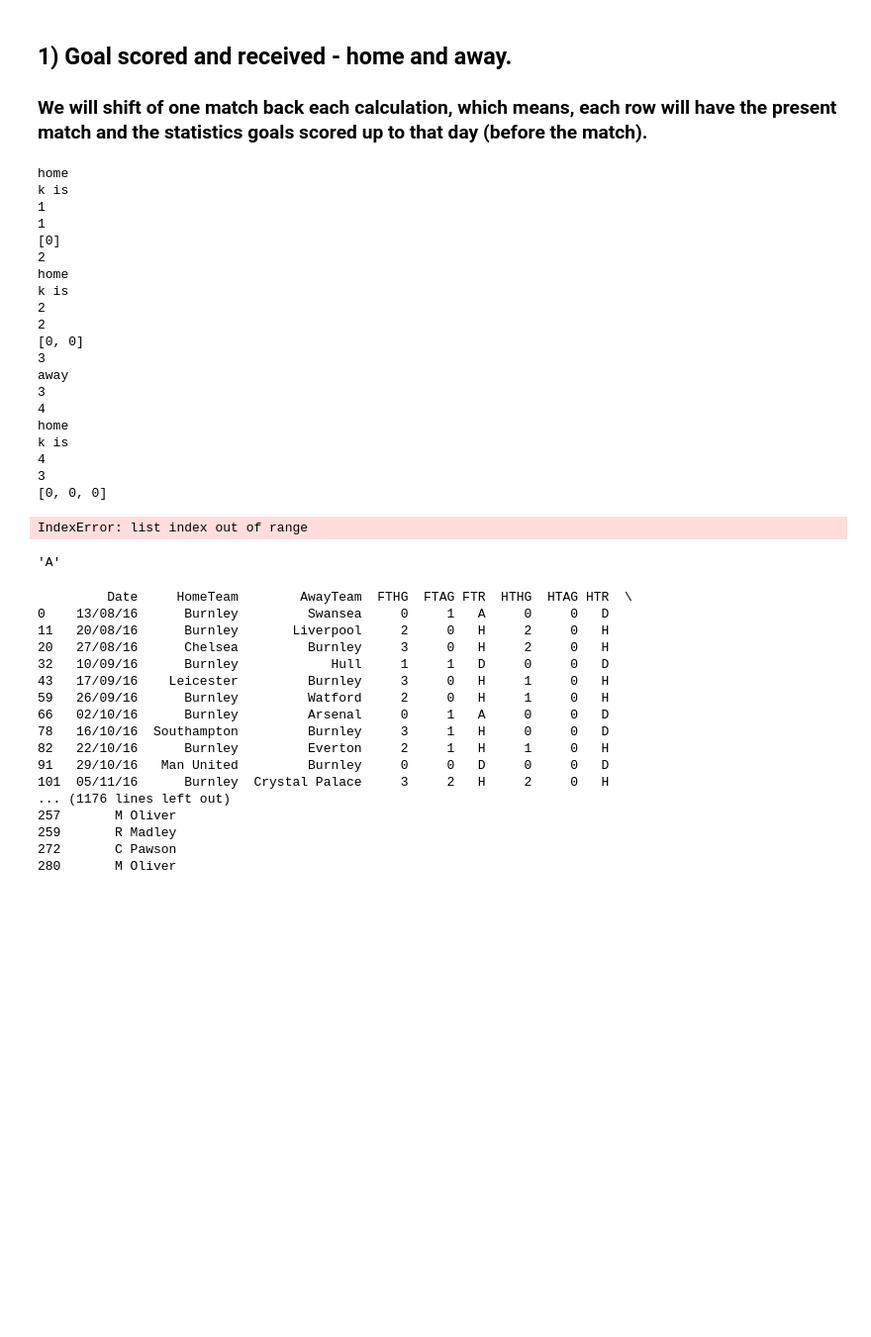
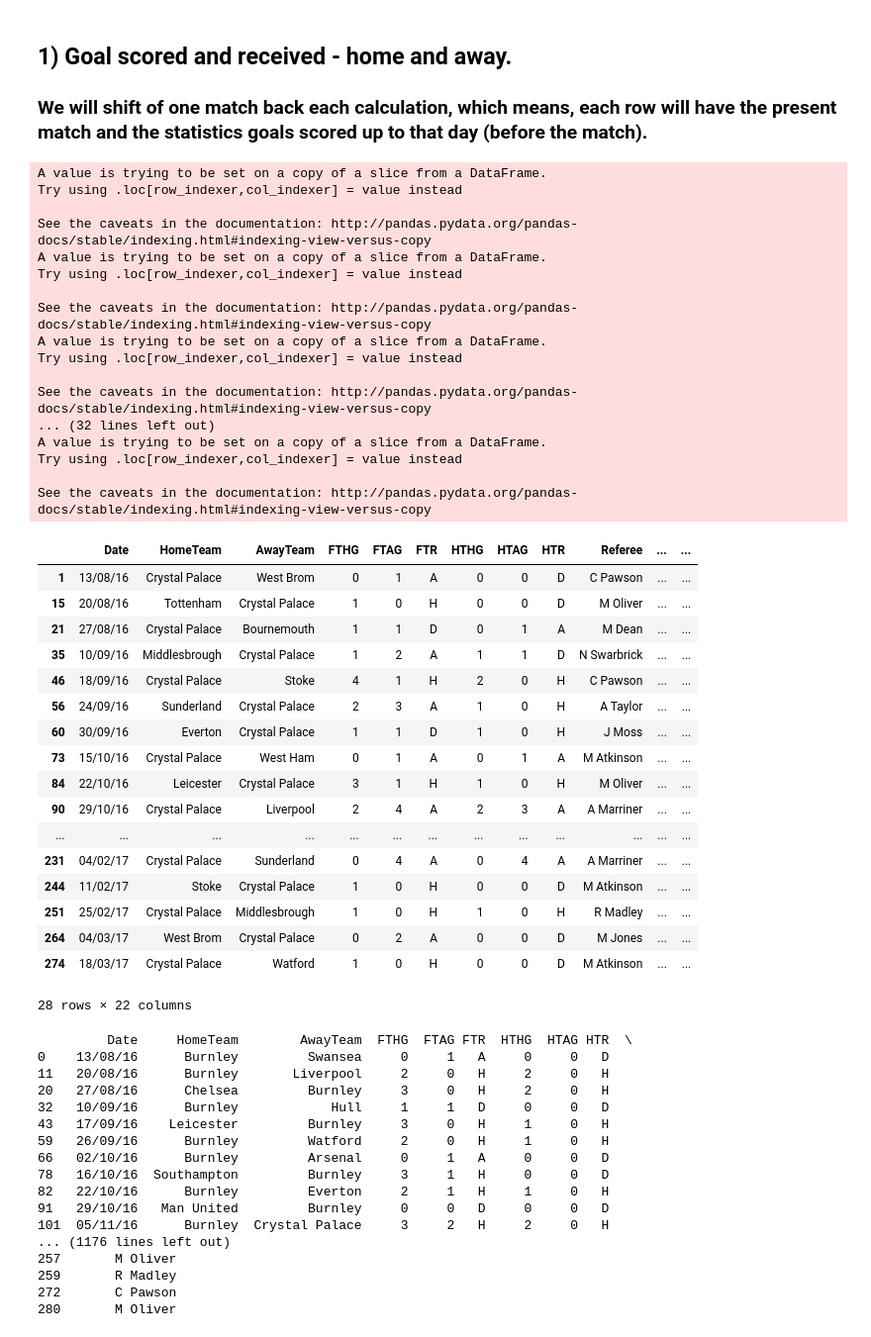
Before and after one commit to hh1713/football_machine, a Jupyter notebook: notebooks/Untitled.ipynb, the cells around one changed output. Shown at 99% size. Cells and saved outputs as stored; diff of their text form; code cells hidden in the pictures; blank space fills up the shorter version.

```diff
--- a/notebooks/Untitled.ipynb
+++ b/notebooks/Untitled.ipynb
@@ -98,7 +98,7 @@ def calculate_for_team_i(ALL_TEAM,team_lists,team_index):
         #HOME
         if ALL_TEAM[team_index].df['HomeTeam'][i]==team_lists[team_index]:
 
-            print('home')
+
             #goal scored and received
             Goal_scored_home.append(ALL_TEAM[team_index].df['FTHG'][i]+Goal_scored_home[k-1])
             Goal_received_home.append(ALL_TEAM[team_index].df['FTAG'][i]+Goal_received_home[k-1])
@@ -128,11 +128,6 @@ def calculate_for_team_i(ALL_TEAM,team_lists,team_index):
                 Point_home.append(0+Point_home[k-1])
                 Av_Point_home.append(float(Point_home[k])/Home)
 
-            print('k is')
-            print(k)
-
-            print(len(Point_away))
-            print(Point_away)
 
             Point_away.append(Point_away[k-1])
             Av_Point_away.append(Av_Point_away[k-1])
@@ -143,7 +138,6 @@ def calculate_for_team_i(ALL_TEAM,team_lists,team_index):
         #AWAY
         if ALL_TEAM[team_index].df['HomeTeam'][i]!=team_lists[team_index]:
 
-            print('away')
 
             Goal_scored_away.append(ALL_TEAM[team_index].df['FTAG'][i]+Goal_scored_away[k-1])
             Goal_received_away.append(ALL_TEAM[team_index].df['FTHG'][i]+Goal_received_away[k-1])
@@ -168,18 +162,16 @@ def calculate_for_team_i(ALL_TEAM,team_lists,team_index):
                 Av_Point_away.append(float(Point_away[k])/Away)
 
             #Point lost
-            if ALL_TEAM[team_index].df['FTR'][i]=='A':
+            if ALL_TEAM[team_index].df['FTR'][i]=='H':
                 Point_away.append(0+Point_away[k-1])
                 Av_Point_away.append(float(Point_away[k])/Away)
 
             Point_home.append(Point_home[k-1])
             Av_Point_home.append(Av_Point_home[k-1])
 
-            print(k)
 
 
         k=k+1
-        print(k)
 
 
     del Goal_scored_home[-1]
@@ -221,31 +213,44 @@ def calculate_for_team_i(ALL_TEAM,team_lists,team_index):
 for i in range(len(teams)):
     allteamsresults[i].df=calculate_for_team_i(allteamsresults,teams,i)
 # %% [output]
-home
-k is
-1
-1
-[0]
-2
-home
-k is
-2
-2
-[0, 0]
-3
-away
-3
-4
-home
-k is
-4
-3
-[0, 0, 0]
+A value is trying to be set on a copy of a slice from a DataFrame.
+Try using .loc[row_indexer,col_indexer] = value instead
+
+See the caveats in the documentation: http://pandas.pydata.org/pandas-docs/stable/indexing.html#indexing-view-versus-copy
+A value is trying to be set on a copy of a slice from a DataFrame.
+Try using .loc[row_indexer,col_indexer] = value instead
+
+See the caveats in the documentation: http://pandas.pydata.org/pandas-docs/stable/indexing.html#indexing-view-versus-copy
+A value is trying to be set on a copy of a slice from a DataFrame.
+Try using .loc[row_indexer,col_indexer] = value instead
+
+See the caveats in the documentation: http://pandas.pydata.org/pandas-docs/stable/indexing.html#indexing-view-versus-copy
+... (32 lines left out)
+A value is trying to be set on a copy of a slice from a DataFrame.
+Try using .loc[row_indexer,col_indexer] = value instead
+
+See the caveats in the documentation: http://pandas.pydata.org/pandas-docs/stable/indexing.html#indexing-view-versus-copy
-IndexError: list index out of range
 # %%
-allteamsresults[1].df['FTR'][1]
+allteamsresults[1].df
 # %% [output]
+|  | Date | HomeTeam | AwayTeam | FTHG | FTAG | FTR | HTHG | HTAG | HTR | Referee | ... | ... |
+| 1 | 13/08/16 | Crystal Palace | West Brom | 0 | 1 | A | 0 | 0 | D | C Pawson | ... | ... |
+| 15 | 20/08/16 | Tottenham | Crystal Palace | 1 | 0 | H | 0 | 0 | D | M Oliver | ... | ... |
+| 21 | 27/08/16 | Crystal Palace | Bournemouth | 1 | 1 | D | 0 | 1 | A | M Dean | ... | ... |
+| 35 | 10/09/16 | Middlesbrough | Crystal Palace | 1 | 2 | A | 1 | 1 | D | N Swarbrick | ... | ... |
+| 46 | 18/09/16 | Crystal Palace | Stoke | 4 | 1 | H | 2 | 0 | H | C Pawson | ... | ... |
+| 56 | 24/09/16 | Sunderland | Crystal Palace | 2 | 3 | A | 1 | 0 | H | A Taylor | ... | ... |
+| 60 | 30/09/16 | Everton | Crystal Palace | 1 | 1 | D | 1 | 0 | H | J Moss | ... | ... |
+| 73 | 15/10/16 | Crystal Palace | West Ham | 0 | 1 | A | 0 | 1 | A | M Atkinson | ... | ... |
+| 84 | 22/10/16 | Leicester | Crystal Palace | 3 | 1 | H | 1 | 0 | H | M Oliver | ... | ... |
+| 90 | 29/10/16 | Crystal Palace | Liverpool | 2 | 4 | A | 2 | 3 | A | A Marriner | ... | ... |
+| ... | ... | ... | ... | ... | ... | ... | ... | ... | ... | ... | ... | ... |
+| 231 | 04/02/17 | Crystal Palace | Sunderland | 0 | 4 | A | 0 | 4 | A | A Marriner | ... | ... |
+| 244 | 11/02/17 | Stoke | Crystal Palace | 1 | 0 | H | 0 | 0 | D | M Atkinson | ... | ... |
+| 251 | 25/02/17 | Crystal Palace | Middlesbrough | 1 | 0 | H | 1 | 0 | H | R Madley | ... | ... |
+| 264 | 04/03/17 | West Brom | Crystal Palace | 0 | 2 | A | 0 | 0 | D | M Jones | ... | ... |
+| 274 | 18/03/17 | Crystal Palace | Watford | 1 | 0 | H | 0 | 0 | D | M Atkinson | ... | ... |
-'A'
+28 rows × 22 columns
 # %%
 def
 # %%
```
